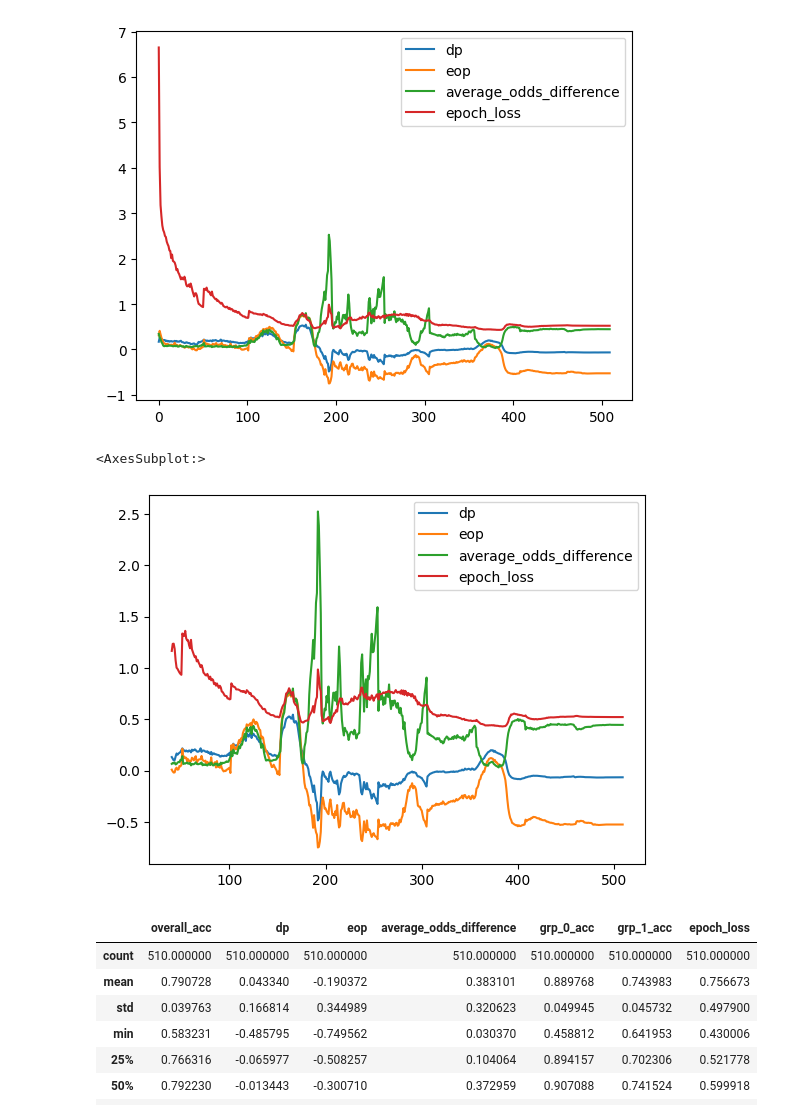
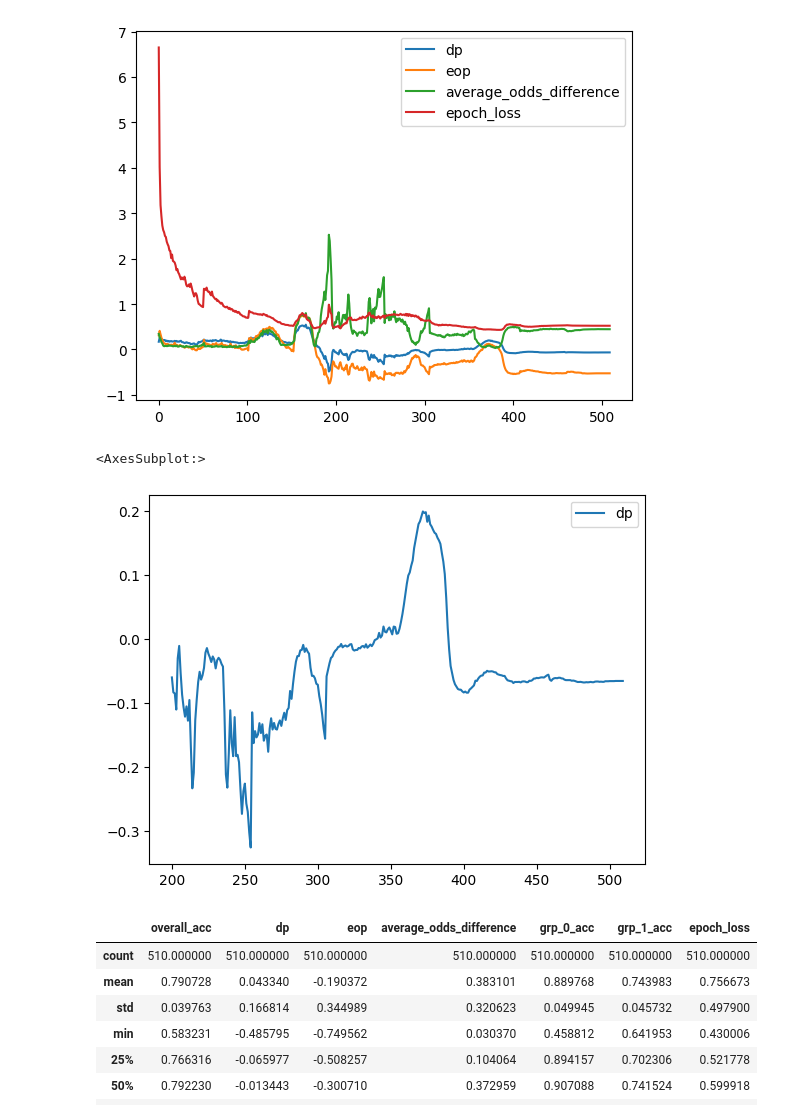
Before and after one commit to Yemonade/FairCL, a Jupyter notebook: adv_test.ipynb, the cells around one changed output. Drawn from its saved outputs; the diff is of its cells as text; code cells hidden in the pictures.

```diff
--- a/adv_test.ipynb
+++ b/adv_test.ipynb
@@ -269,10 +280,10 @@ val_res['epoch_loss'] = epoch_loss_list_val
 <AxesSubplot:>
 [figure]
 # %%
-val_res[['dp', 'eop', 'average_odds_difference', 'epoch_loss']].iloc[40:, :].plot()
+val_res[['dp']].iloc[200:, :].plot()
 # %% [output]
 <AxesSubplot:>
-[figure, old version]
+[figure, new version]
 # %%
 val_res.describe()
 # %% [output]
```
Also changed, not shown: parts of 7 cells of this notebook, 10 other files.
